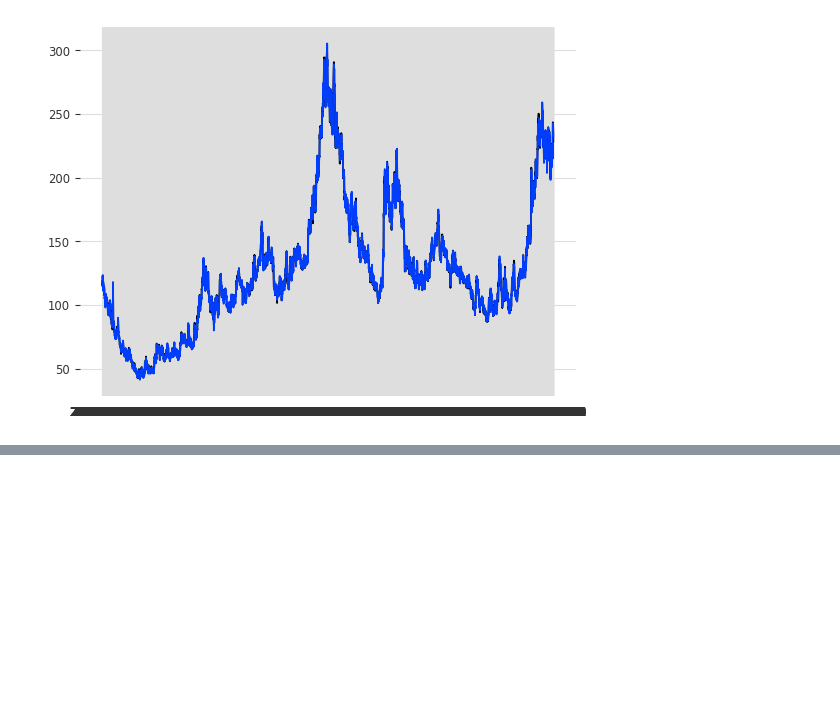
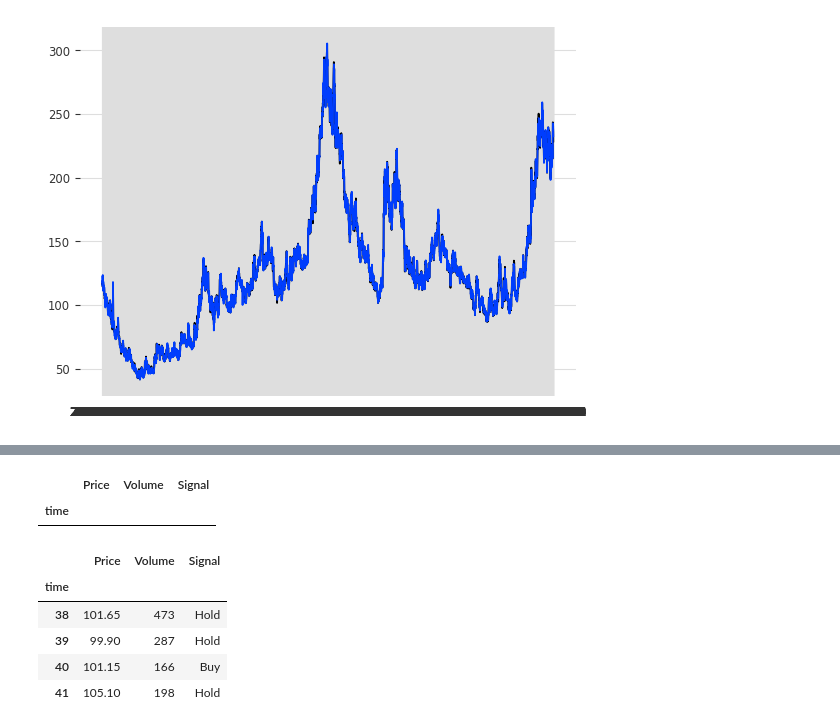
Before and after one commit to kevinalexis1/Chaos-Coders, a Jupyter notebook: test.ipynb, the cells around one changed output, grey strips where cells are left out. Cells and saved outputs as stored; diff of their text form; code cells hidden in the pictures; blank space fills up the shorter version.

```diff
--- a/test.ipynb
+++ b/test.ipynb
@@ -226,0 +196,14 @@ plt.hist(data["Signal"])
+# %%
+data[data["Signal"] == "Sell"]
+# %% [output]
+|  | Price | Volume | Signal |
+| time |  |  |  |
+# %%
+data[38:42]
+# %% [output]
+|  | Price | Volume | Signal |
+| time |  |  |  |
+| 38 | 101.65 | 473 | Hold |
+| 39 | 99.90 | 287 | Hold |
+| 40 | 101.15 | 166 | Buy |
+| 41 | 105.10 | 198 | Hold |
```
Also changed, not shown: parts of 15 cells of this notebook.
